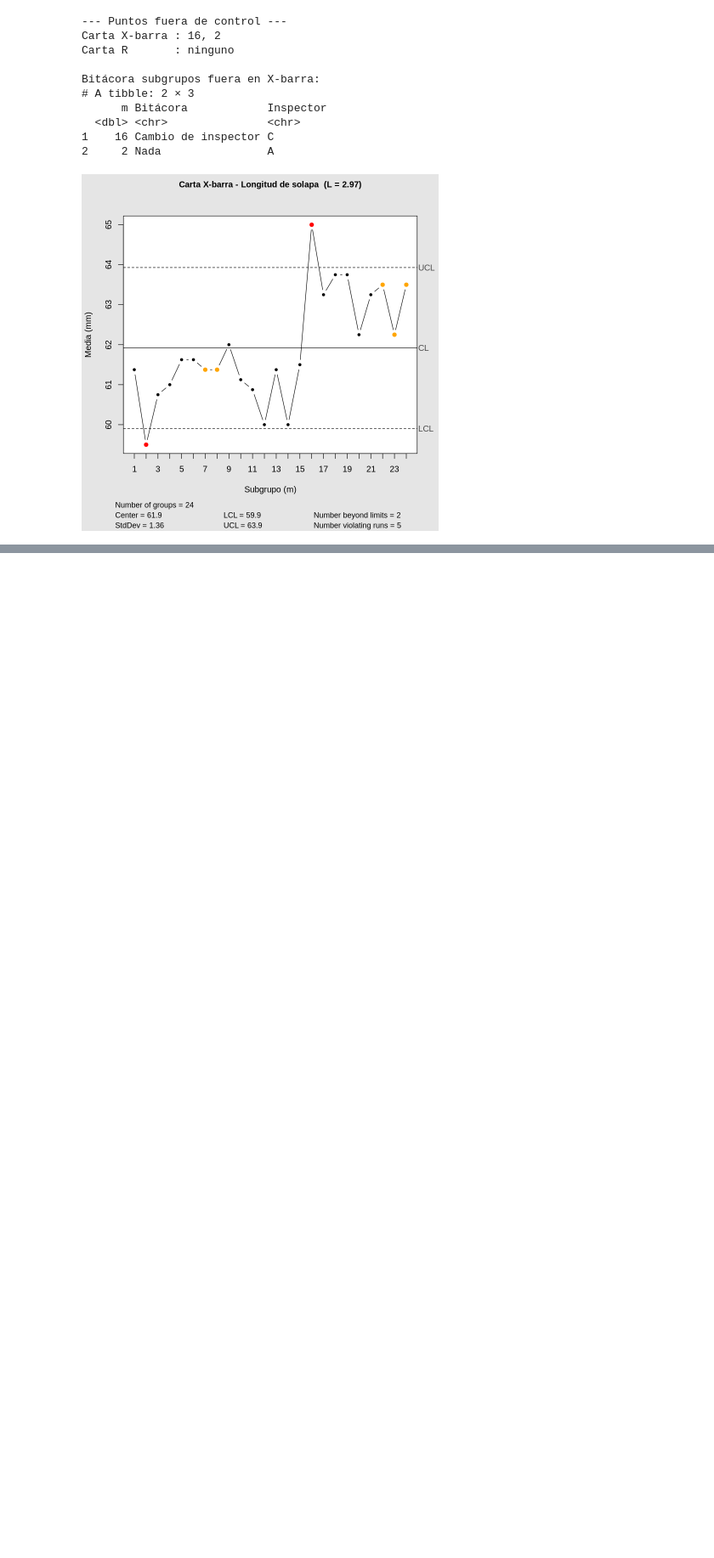
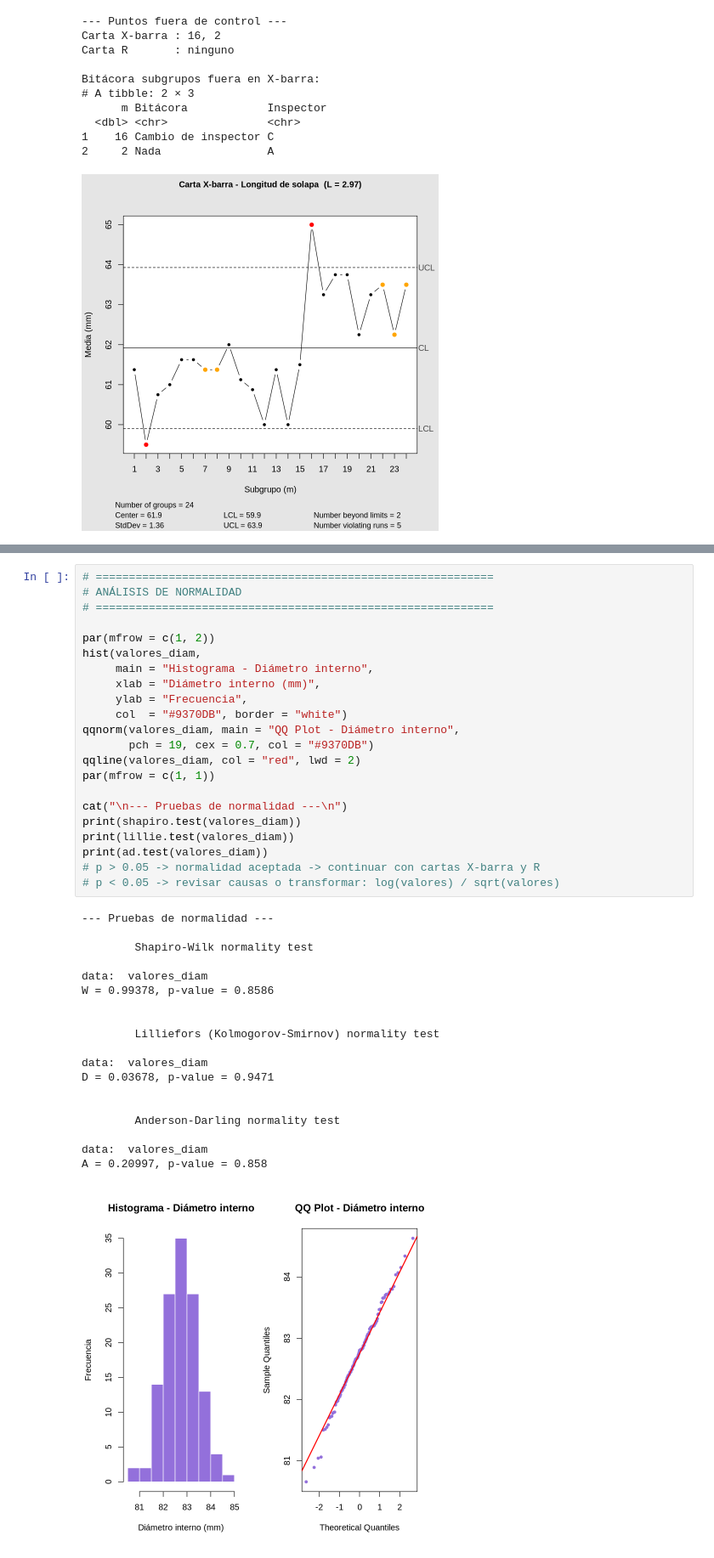
Before and after one commit to juanflo-svg/origami_quality_control, a Jupyter notebook: Copia_de_datos_RadioInterno_simulados.ipynb, the cells around one changed output, grey strips where cells are left out. Shown at 85% size. Cells and saved outputs as stored; diff of their text form; blank space fills up the shorter version.

```diff
--- a/Copia_de_datos_RadioInterno_simulados.ipynb
+++ b/Copia_de_datos_RadioInterno_simulados.ipynb
@@ -431,0 +367,42 @@ A matrix: 25 × 5 of type dbl
+# %%
+# ============================================================
+# ANÁLISIS DE NORMALIDAD
+# ============================================================
+
+par(mfrow = c(1, 2))
+hist(valores_diam,
+     main = "Histograma - Diámetro interno",
+     xlab = "Diámetro interno (mm)",
+     ylab = "Frecuencia",
+     col  = "#9370DB", border = "white")
+qqnorm(valores_diam, main = "QQ Plot - Diámetro interno",
+       pch = 19, cex = 0.7, col = "#9370DB")
+qqline(valores_diam, col = "red", lwd = 2)
+par(mfrow = c(1, 1))
+
+cat("\n--- Pruebas de normalidad ---\n")
+print(shapiro.test(valores_diam))
+print(lillie.test(valores_diam))
+print(ad.test(valores_diam))
+# p > 0.05 -> normalidad aceptada -> continuar con cartas X-barra y R
+# p < 0.05 -> revisar causas o transformar: log(valores) / sqrt(valores)
+# %% [output]
+--- Pruebas de normalidad ---
+
+        Shapiro-Wilk normality test
+
+data:  valores_diam
+W = 0.99378, p-value = 0.8586
+
+
+        Lilliefors (Kolmogorov-Smirnov) normality test
+
+data:  valores_diam
+D = 0.03678, p-value = 0.9471
+
+
+        Anderson-Darling normality test
+
+data:  valores_diam
+A = 0.20997, p-value = 0.858
+[figure, added]
```
Also changed, not shown: parts of 5 cells of this notebook.
